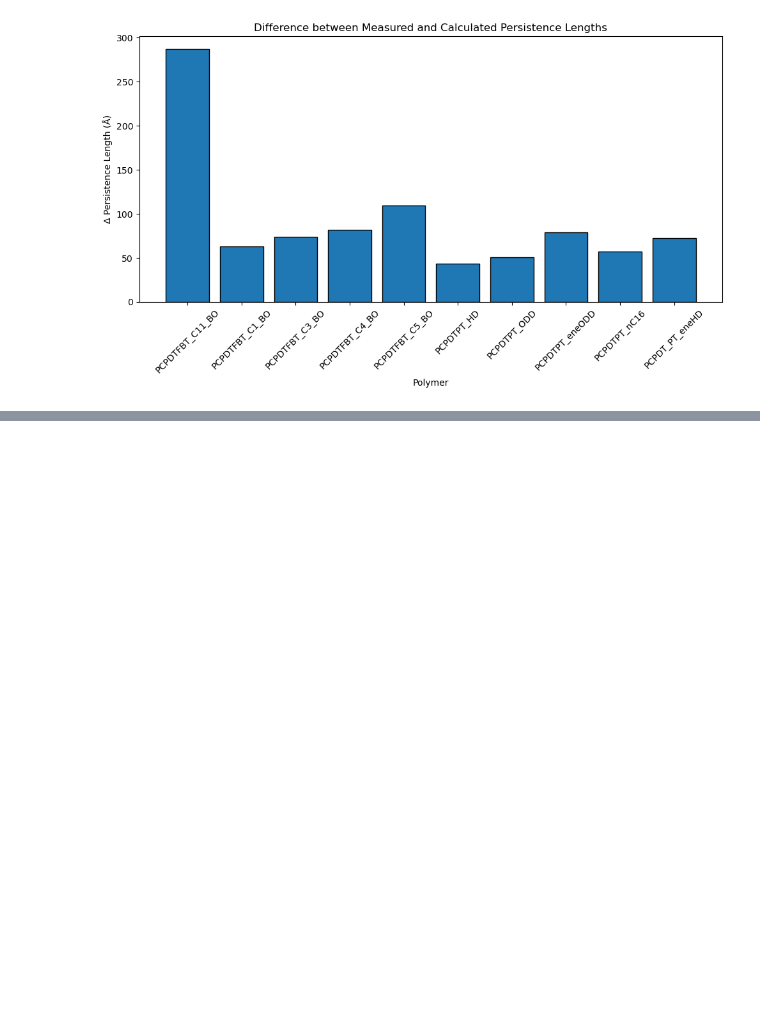
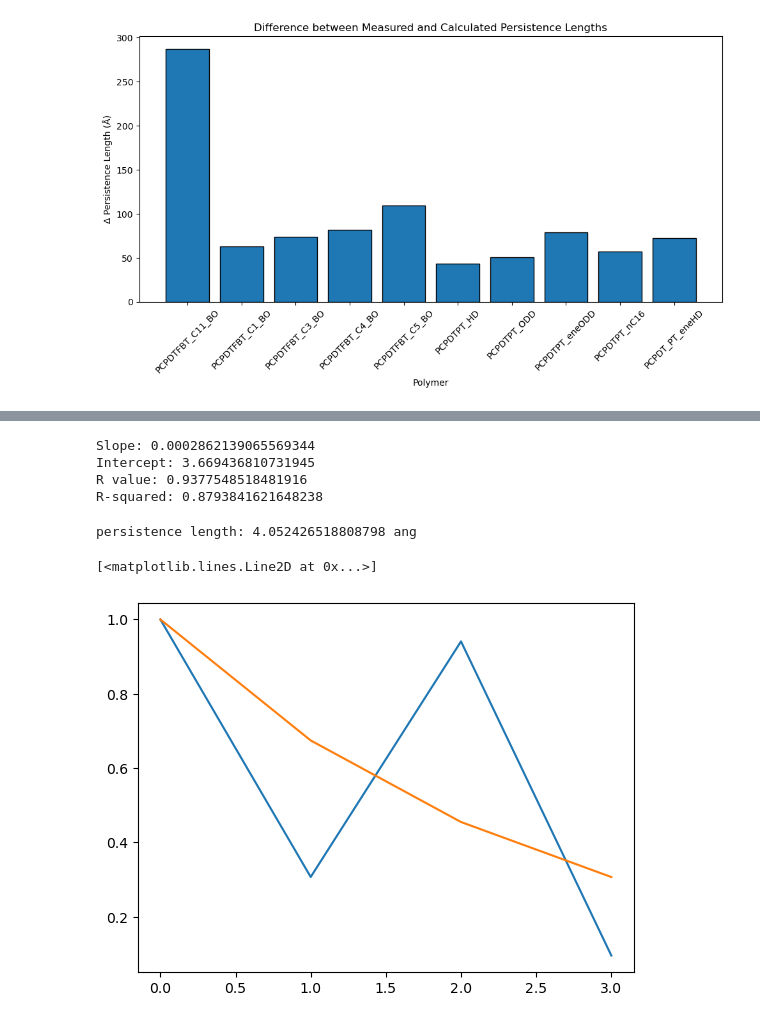
Before and after one commit to cmelab/pl-validation, a Jupyter notebook: data_analysis.ipynb, the cells around one changed output, grey strips where cells are left out. Drawn from its saved outputs; the diff is of its cells as text; code cells hidden in the pictures; blank space fills up the shorter version.

```diff
--- a/data_analysis.ipynb
+++ b/data_analysis.ipynb
@@ -54,0 +105,34 @@ plt.show()
+# %%
+from scipy.stats import linregress
+
+slope, intercept, r_value, p_value, std_err = linregress(nlen, np_lens)
+
+print("Slope:", slope)
+print("Intercept:", intercept)
+print("R value:", r_value)
+print("R-squared:", r_value**2)
+# %% [output]
+Slope: 0.0002862139065569344
+Intercept: 3.669436810731945
+R value: 0.9377548518481916
+R-squared: 0.8793841621648238
+# %%
+h = persistence_length(filepath="/home/jbieri/CME_lab/repos/pl-validation/gsd_files/10_mers/PCPDTPT_nC16_melt.gsd",
+                   start=1,
+                  stop=-1,
+                  interval=10)
+l_p = h[0]
+l_b = h[1]
+x_values = h[2]
+C_n = h[3]
+exp_fit = h[4]
+decorr = h[-2]
+p_lens.append(l_p*ref_length*10)
+# %%
+print('persistence length:',l_p*ref_length*10, 'ang')
+plt.plot(C_n)
+plt.plot(exp_fit)
+# %% [output]
+persistence length: 4.052426518808798 ang
+[<matplotlib.lines.Line2D at 0x...>]
+[figure, added]
```
Also changed, not shown: parts of 6 cells of this notebook, 5 other files.
